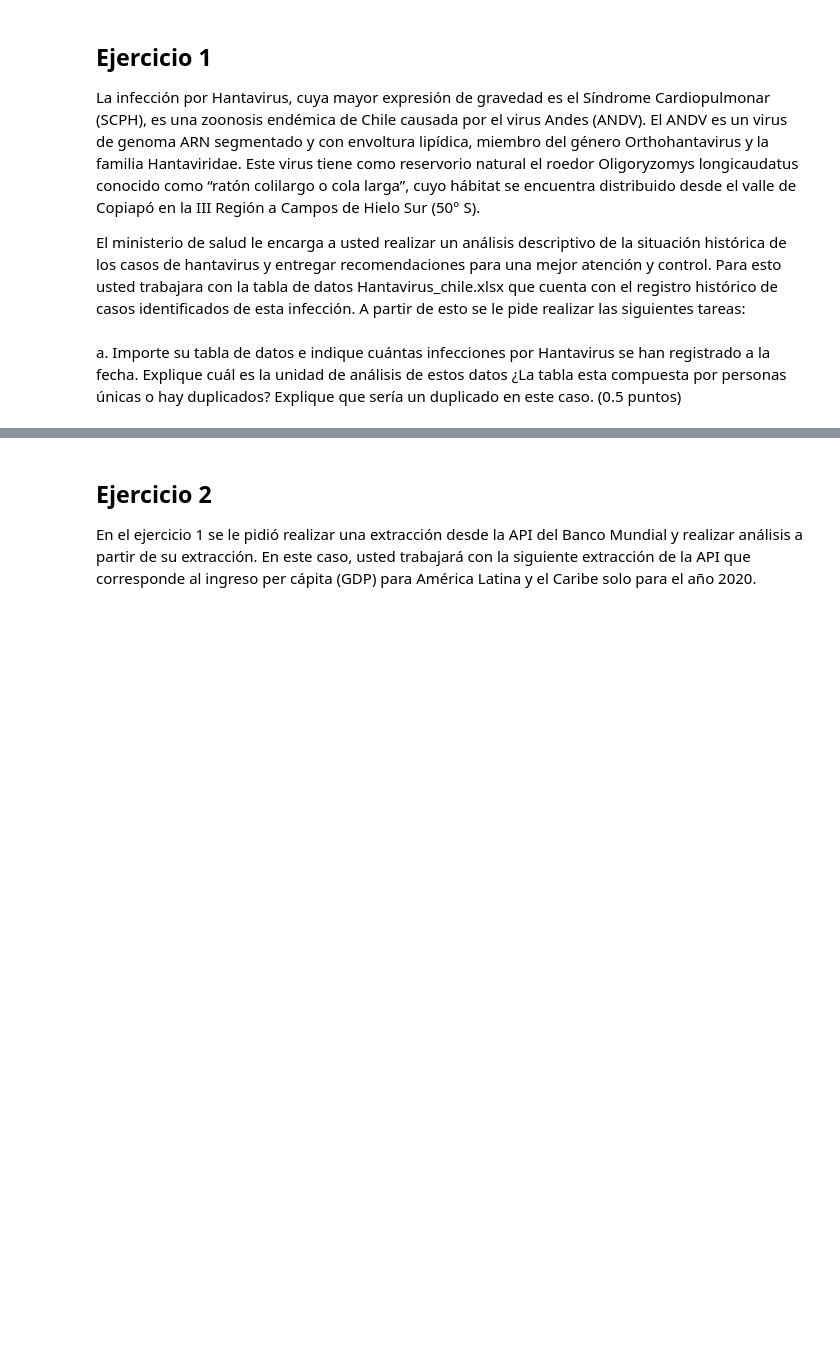
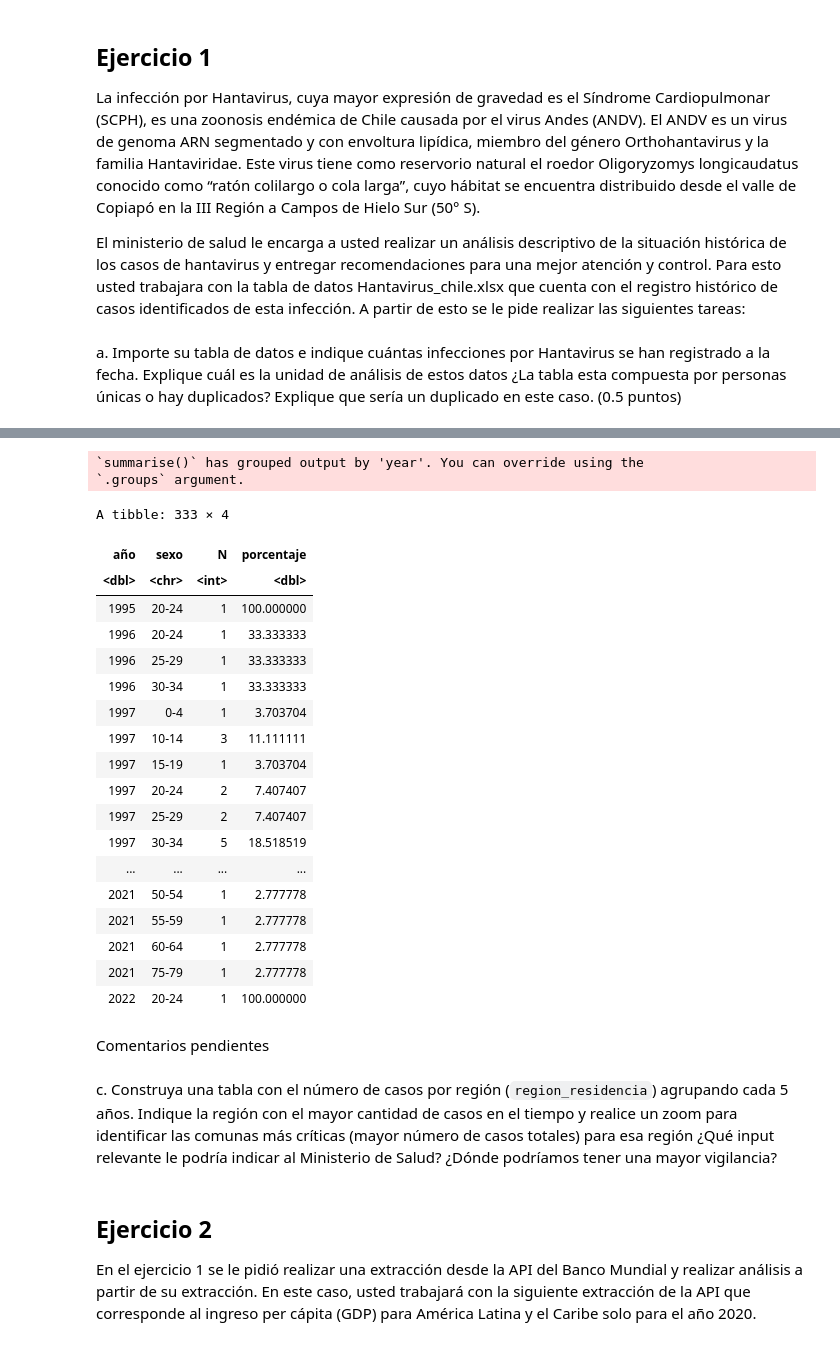
Before and after one commit to zoendeloi/CDPP-TAD1, a Jupyter notebook: tarea2-tad1.ipynb, the cells around one changed output, grey strips where cells are left out. Cells and saved outputs as stored; diff of their text form; code cells hidden in the pictures; blank space fills up the shorter version.

```diff
--- a/tarea2-tad1.ipynb
+++ b/tarea2-tad1.ipynb
@@ -75,3 +132,39 @@ summary(db)
+# %%
+resumen1 <- db %>%
+    group_by(year, edad_cat) %>%
+    summarize(N = n()) %>%
+    ungroup() %>%
+    group_by(year) %>%
+    mutate(porcentaje = N / sum(N) * 100) %>%
+    ungroup()
+colnames(resumen1) <- c("año", "sexo", "N", "porcentaje")
+resumen1
+# %% [output]
+`summarise()` has grouped output by 'year'. You can override using the
+`.groups` argument.
+A tibble: 333 × 4
+| año | sexo | N | porcentaje |
+| <dbl> | <chr> | <int> | <dbl> |
+| 1995 | 20-24 | 1 | 100.000000 |
+| 1996 | 20-24 | 1 | 33.333333 |
+| 1996 | 25-29 | 1 | 33.333333 |
+| 1996 | 30-34 | 1 | 33.333333 |
+| 1997 | 0-4 | 1 | 3.703704 |
+| 1997 | 10-14 | 3 | 11.111111 |
+| 1997 | 15-19 | 1 | 3.703704 |
+| 1997 | 20-24 | 2 | 7.407407 |
+| 1997 | 25-29 | 2 | 7.407407 |
+| 1997 | 30-34 | 5 | 18.518519 |
+| ... | ... | ... | ... |
+| 2021 | 50-54 | 1 | 2.777778 |
+| 2021 | 55-59 | 1 | 2.777778 |
+| 2021 | 60-64 | 1 | 2.777778 |
+| 2021 | 75-79 | 1 | 2.777778 |
+| 2022 | 20-24 | 1 | 100.000000 |
+# %% [markdown]
+Comentarios pendientes
+# %% [markdown]
+c. Construya una tabla con el número de casos por región (`region_residencia`) agrupando cada 5 años. Indique la región con el mayor cantidad de casos en el tiempo y realice un zoom para identificar las comunas más críticas (mayor número de casos totales) para esa región ¿Qué input relevante le podría indicar al Ministerio de Salud? ¿Dónde podríamos tener una mayor vigilancia?
 # %% [markdown]
 ## Ejercicio 2
 En el ejercicio 1 se le pidió realizar una extracción desde la API del Banco Mundial y realizar análisis
```
Also changed, not shown: parts of 8 cells of this notebook.
